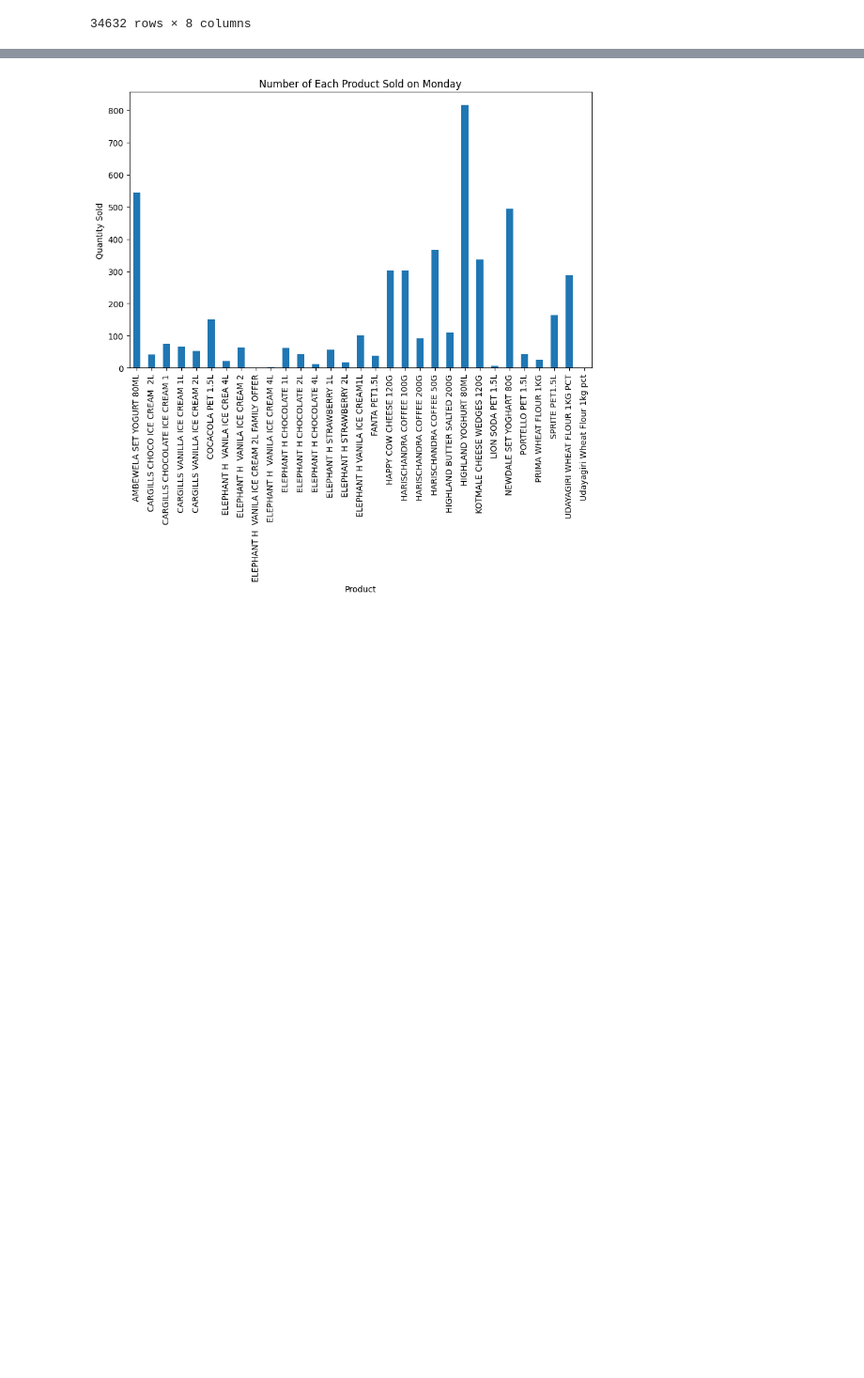
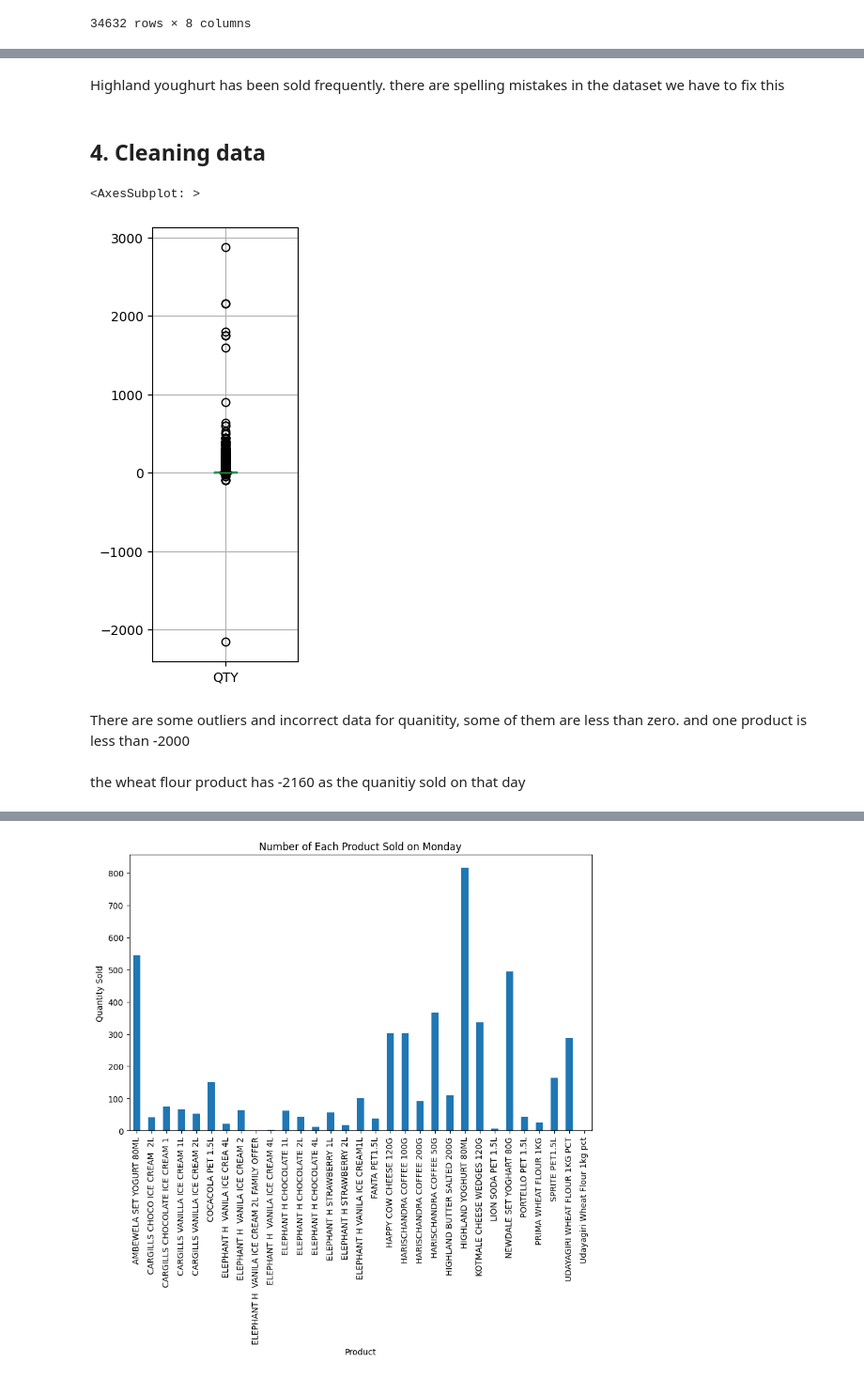
Before and after one commit to hammaadrizwan/marketwiz, a Jupyter notebook: SalesEDA.ipynb, the cells around one changed output, grey strips where cells are left out. Shown at 94% size. Drawn from its saved outputs; the diff is of its cells as text; code cells hidden in the pictures; blank space fills up the shorter version.

```diff
--- a/SalesEDA.ipynb
+++ b/SalesEDA.ipynb
@@ -118,0 +142,14 @@ df
+# %% [markdown]
+Highland youghurt has been sold frequently. there are spelling mistakes in the dataset we have to fix this
+# %% [markdown]
+<h2>4. Cleaning data </h2>
+# %%
+negative_values = final_df[(final_df['QTY'] <= 0)]
+final_df.boxplot(column=['QTY'], figsize=(2, 6))
+# %% [output]
+<AxesSubplot: >
+[figure, added]
+# %% [markdown]
+There are some outliers and incorrect data for quanitity, some of them are less than zero. and one product is less than -2000
+# %% [markdown]
+the wheat flour product has -2160 as the quanitiy sold on that day
```
Also changed, not shown: parts of 7 cells of this notebook.
